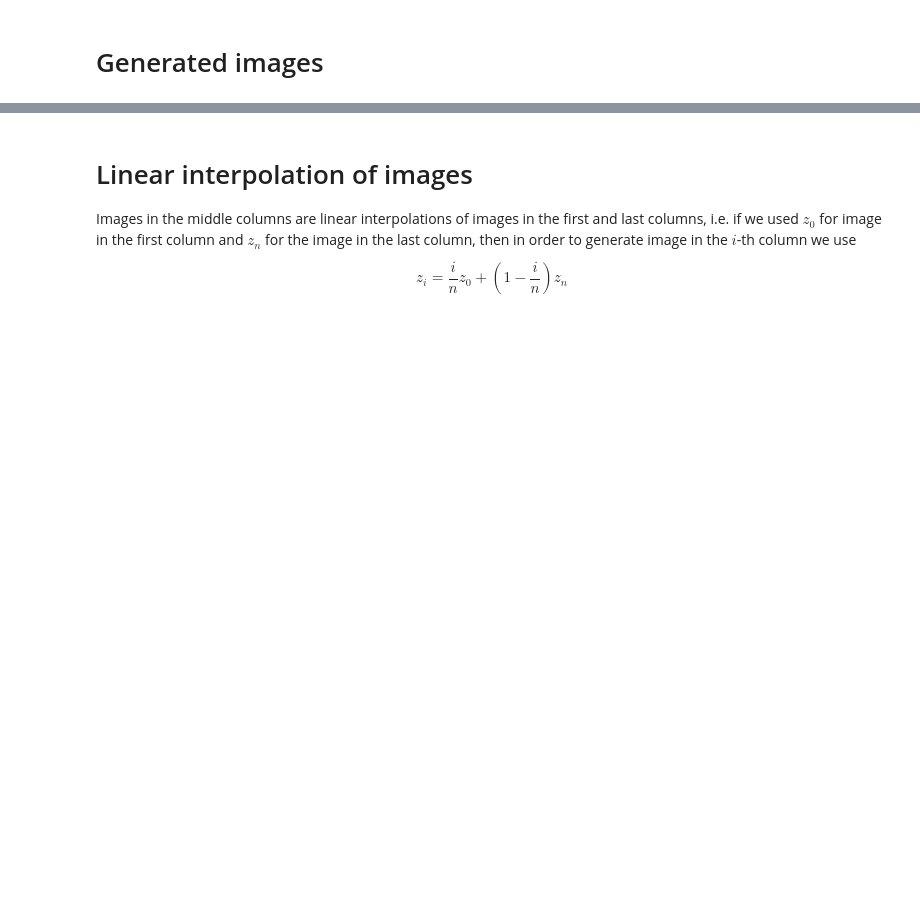
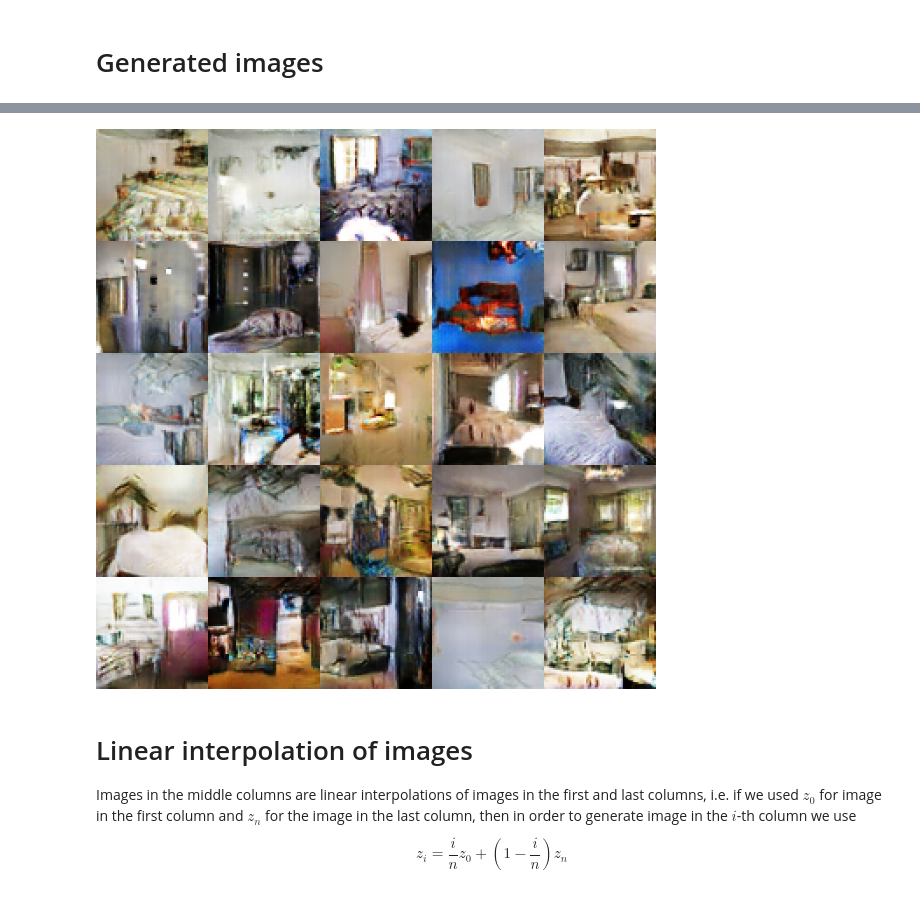
Before and after one commit to siemanko/tf-adversarial, a Jupyter notebook: Adversarial-LSUN.ipynb, the cells around one changed output, grey strips where cells are left out. Cells and saved outputs as stored; diff of their text form; code cells hidden in the pictures; blank space fills up the shorter version.

```diff
--- a/Adversarial-LSUN.ipynb
+++ b/Adversarial-LSUN.ipynb
@@ -278,3 +282,18 @@ res
+# %%
+COLLAGE_SIZE = np.array([5,  5])
+THUMB_SIZE   = np.array([128, 128])
+
+res = Image.new('RGB', COLLAGE_SIZE * THUMB_SIZE, (255, 255, 255))
+
+for img_x in range(COLLAGE_SIZE[0]):
+    for img_y in range(COLLAGE_SIZE[1]):
+        i = show_image(example_image(), resize=False).resize(THUMB_SIZE)
+        offset = list(THUMB_SIZE * np.array([img_x,     img_y])) + \
+                 list(THUMB_SIZE * np.array([img_x + 1, img_y + 1]))
+        res.paste(i, offset)
+res
+# %% [output]
+[figure, added]
 # %% [markdown]
 # Linear interpolation of images
 
```
Also changed, not shown: parts of 15 cells of this notebook.
